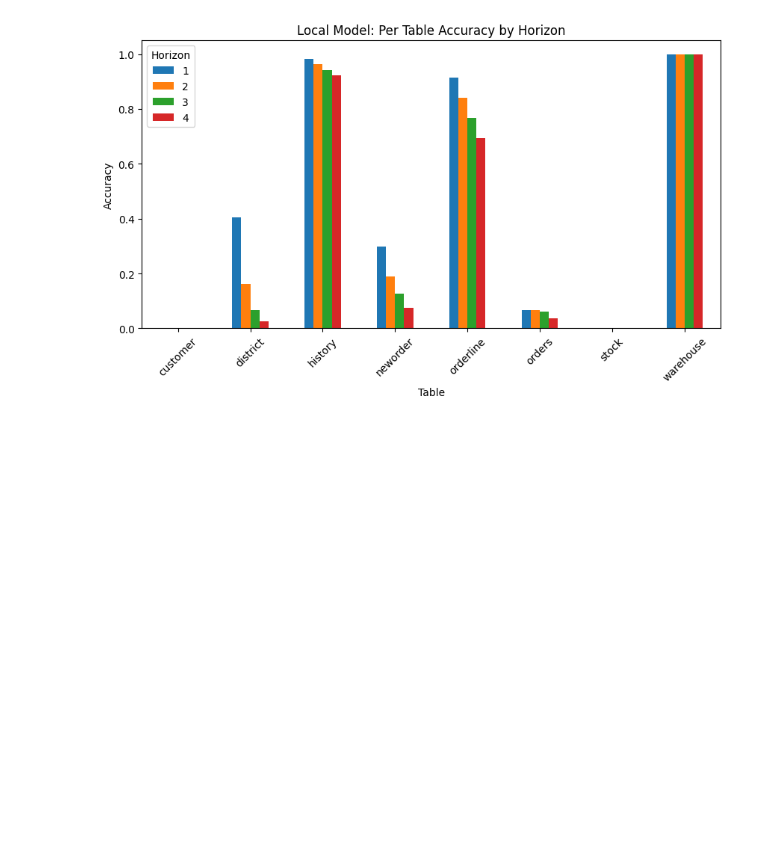
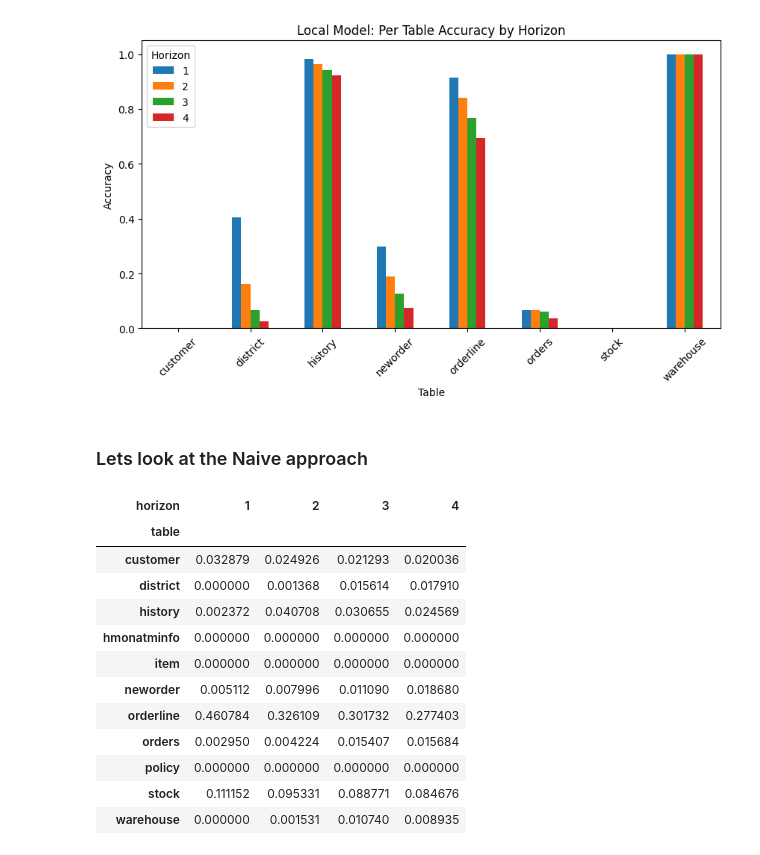
Before and after one commit to mbrotos/lock-pred, a Jupyter notebook: analysis/exp-6-per-table-accruacy.ipynb, the cells around one changed output. Saved outputs shown, nothing was run; the diff lists cells and outputs as text; code cells hidden in the pictures; blank space fills up the shorter version.

```diff
--- a/analysis/exp-6-per-table-accruacy.ipynb
+++ b/analysis/exp-6-per-table-accruacy.ipynb
@@ -262,3 +260,28 @@ plt.legend(title='Horizon')
 plt.savefig('outputs/local_model_per_table_accuracy_by_horizon.png', bbox_inches='tight')
 # %% [output]
 [figure]
+# %% [markdown]
+### Lets look at the Naive approach
+# %%
+predictions_naive = pd.read_parquet('data/exp-10/predictions.parquet')
+predictions_naive['is_correct'] = (predictions_naive['gt_table'] == predictions_naive['pred_table']) & (predictions_naive['gt_pageid'] == predictions_naive['pred_pageid'])
+# %%
+stats_naive_df = calc_correct_by_table(predictions_naive)
+# %%
+per_table_accuracies_naive = stats_naive_df.pivot(index='table', columns='horizon', values='percent_correct').sort_values(by='table')
+per_table_accuracies_naive.to_csv('outputs/naive_per_table_accuracy_by_horizon.csv', index=True)
+per_table_accuracies_naive
+# %% [output]
+| horizon | 1 | 2 | 3 | 4 |
+| table |  |  |  |  |
+| customer | 0.032879 | 0.024926 | 0.021293 | 0.020036 |
+| district | 0.000000 | 0.001368 | 0.015614 | 0.017910 |
+| history | 0.002372 | 0.040708 | 0.030655 | 0.024569 |
+| hmonatminfo | 0.000000 | 0.000000 | 0.000000 | 0.000000 |
+| item | 0.000000 | 0.000000 | 0.000000 | 0.000000 |
+| neworder | 0.005112 | 0.007996 | 0.011090 | 0.018680 |
+| orderline | 0.460784 | 0.326109 | 0.301732 | 0.277403 |
+| orders | 0.002950 | 0.004224 | 0.015407 | 0.015684 |
+| policy | 0.000000 | 0.000000 | 0.000000 | 0.000000 |
+| stock | 0.111152 | 0.095331 | 0.088771 | 0.084676 |
+| warehouse | 0.000000 | 0.001531 | 0.010740 | 0.008935 |
```
Also changed, not shown: parts of 10 cells of this notebook.
